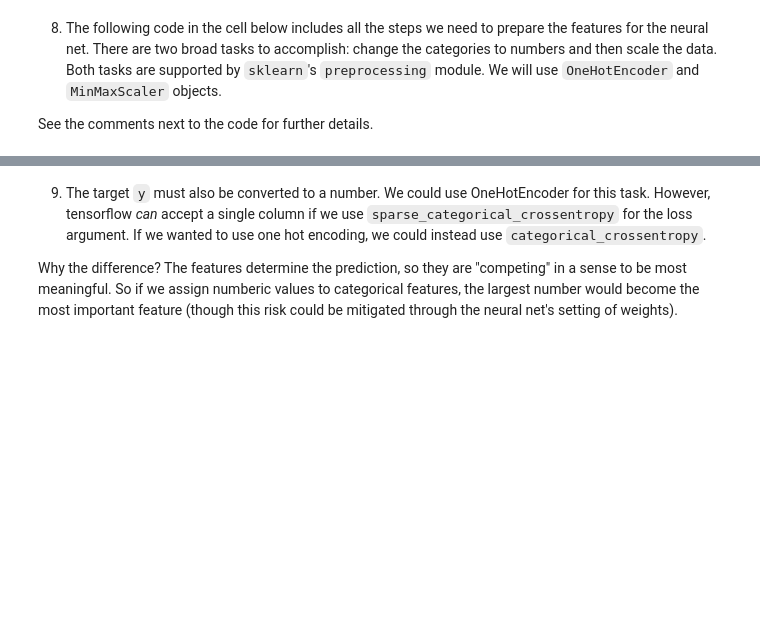
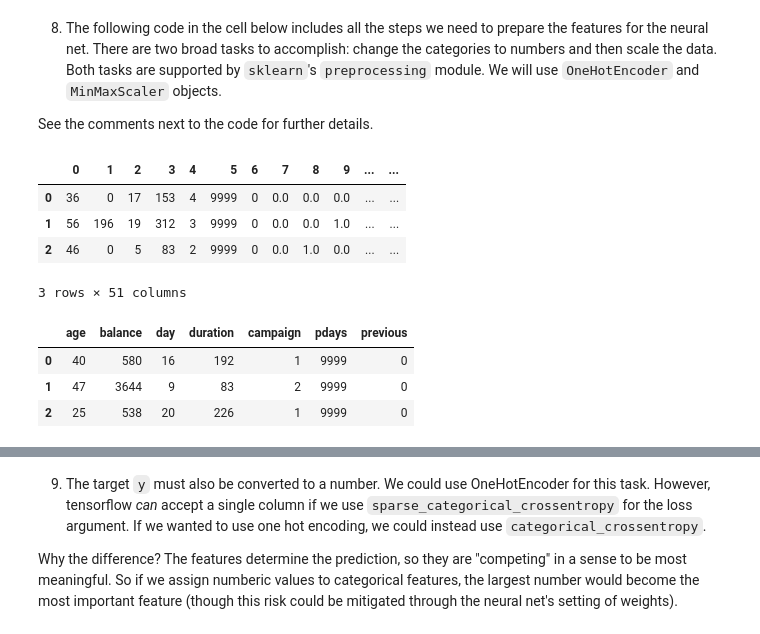
Before and after one commit to MarkPhamm/AI---ML, a Jupyter notebook: deep_learning/ann/ann_1.ipynb, the cells around one changed output, grey strips where cells are left out. Saved outputs shown, nothing was run; the diff lists cells and outputs as text; code cells hidden in the pictures; blank space fills up the shorter version.

```diff
--- a/deep_learning/ann/ann_1.ipynb
+++ b/deep_learning/ann/ann_1.ipynb
@@ -195,3 +197,18 @@ X_train_ohe = pd.concat(
 
 scaler = preprocessing.MinMaxScaler() # create the MinMaxScaler
 X_train = scaler.fit_transform(X_train_ohe) # Scale all the columns
+# %%
+X_train_ohe.head(3)
+# %% [output]
+|  | 0 | 1 | 2 | 3 | 4 | 5 | 6 | 7 | 8 | 9 | ... | ... |
+| 0 | 36 | 0 | 17 | 153 | 4 | 9999 | 0 | 0.0 | 0.0 | 0.0 | ... | ... |
+| 1 | 56 | 196 | 19 | 312 | 3 | 9999 | 0 | 0.0 | 0.0 | 1.0 | ... | ... |
+| 2 | 46 | 0 | 5 | 83 | 2 | 9999 | 0 | 0.0 | 1.0 | 0.0 | ... | ... |
+3 rows × 51 columns
+# %%
+X_test_pre.head(3)
+# %% [output]
+|  | age | balance | day | duration | campaign | pdays | previous |
+| 0 | 40 | 580 | 16 | 192 | 1 | 9999 | 0 |
+| 1 | 47 | 3644 | 9 | 83 | 2 | 9999 | 0 |
+| 2 | 25 | 538 | 20 | 226 | 1 | 9999 | 0 |
```
Also changed, not shown: parts of 8 cells of this notebook.
